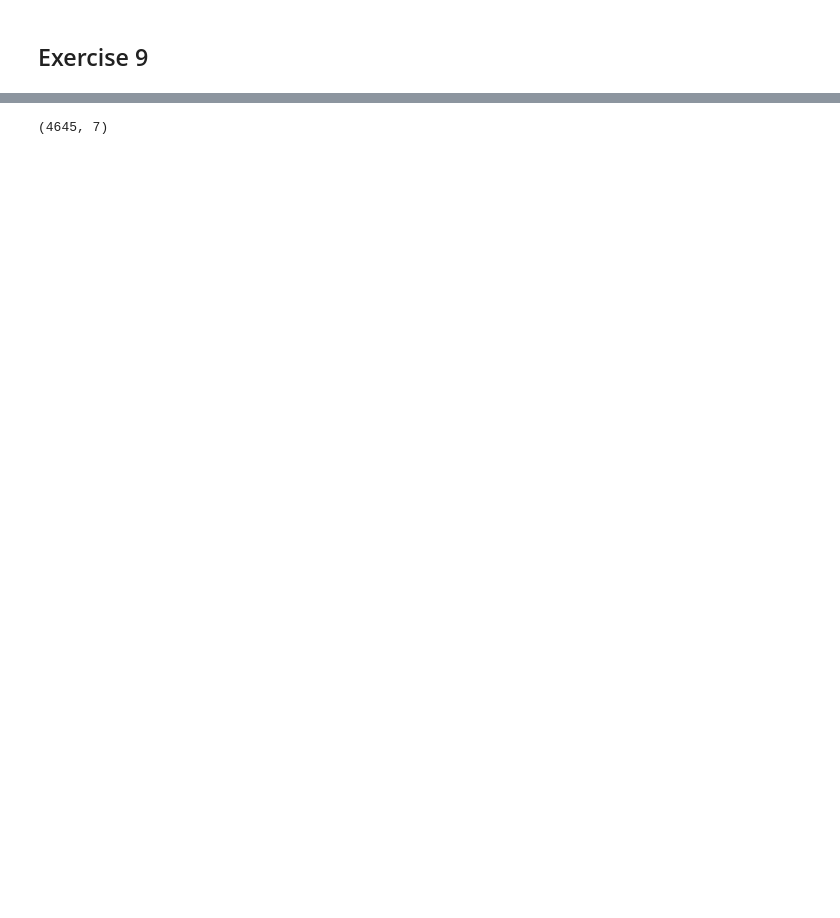
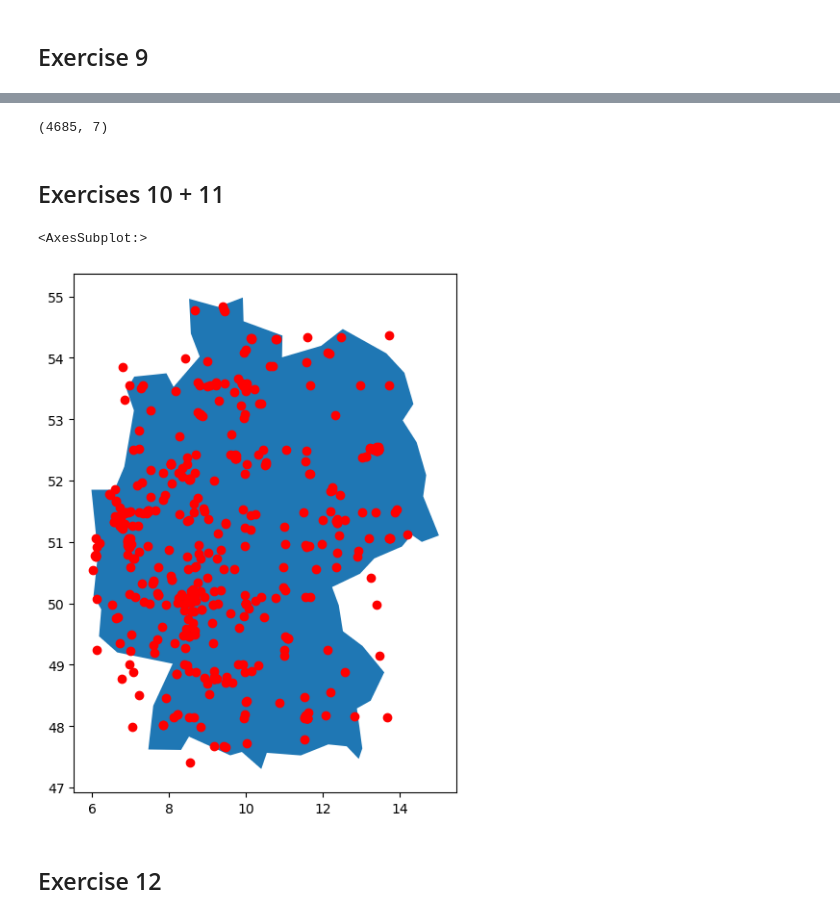
Before and after one commit to slukas99/DSPM_Assignment5, a Jupyter notebook: Schick_Lukas_Assignment5_Python.ipynb, the cells around one changed output, grey strips where cells are left out. Drawn from its saved outputs; the diff is of its cells as text; code cells hidden in the pictures; blank space fills up the shorter version.

Commit message:
Added Exercises 10-12 (Py)
Plotted the venues on a map of Germany, then repeated Exercises 9-11 for France.

```diff
--- a/Schick_Lukas_Assignment5_Python.ipynb
+++ b/Schick_Lukas_Assignment5_Python.ipynb
@@ -86,4 +91,9 @@ venues
 | 19 | Roots Club | Mönchengladbach | 41061 | Aachener Strasse 21-23 | http://www.ticketmaster.de/venue/... | None | None |
 # %% [markdown]
 ## Exercise 9
+# %%
+#perform get request of ticketmaster site to get all venues in Germany
+res = requests.get('https://app.ticketmaster.com/discovery/v2/venues?',
+             params = {"apikey" : discoveryapi_key,
+                       "countryCode" : "DE"}).json()
 # %%
@@ -158,6 +176,35 @@ venues.head(10)
 | 8 | Freilichtbühne Heppenheim | Heppenheim | 64646 | Oberhalb der Stadt | http://www.ticketmaster.de/venue/... | None | None |
 | 9 | Schlosswallhalle | Osnabrück | 49074 | Schlosswall 10 | http://www.ticketmaster.de/venue/... | None | None |
 # %%
+#print shape
 np.shape(venues)
 # %% [output]
-(4645, 7)
+(4685, 7)
+# %% [markdown]
+## Exercises 10 + 11
+# %%
+#drop NAs from longitude and latitude data
+longitude = pd.to_numeric(venues["longitude"].dropna())
+latitude = pd.to_numeric(venues["latitude"].dropna())
+# %%
+#make sure to only use data within the specified country bounds
+longitude = longitude.loc[lambda x : (x > 5.866) & (x < 15.042)]
+# %%
+latitude = latitude.loc[lambda x : (x > 47.270) & (x < 55.059)]
+# %%
+#plot the venues on a map of Germany
+import geopandas as gpd
+import matplotlib.pyplot as plt
+
+fig, ax = plt.subplots(figsize=(7,7))
+ax.plot(longitude, latitude, 'ro')
+# get a base map of Germany
+map = gpd.read_file(gpd.datasets.get_path("naturalearth_lowres"))
+map = map[map.name == "Germany"]
+# plot the map
+map.plot(ax = ax)
+# %% [output]
+<AxesSubplot:>
+[figure, added]
+# %% [markdown]
+## Exercise 12
```
Also changed, not shown: parts of 16 cells of this notebook.
